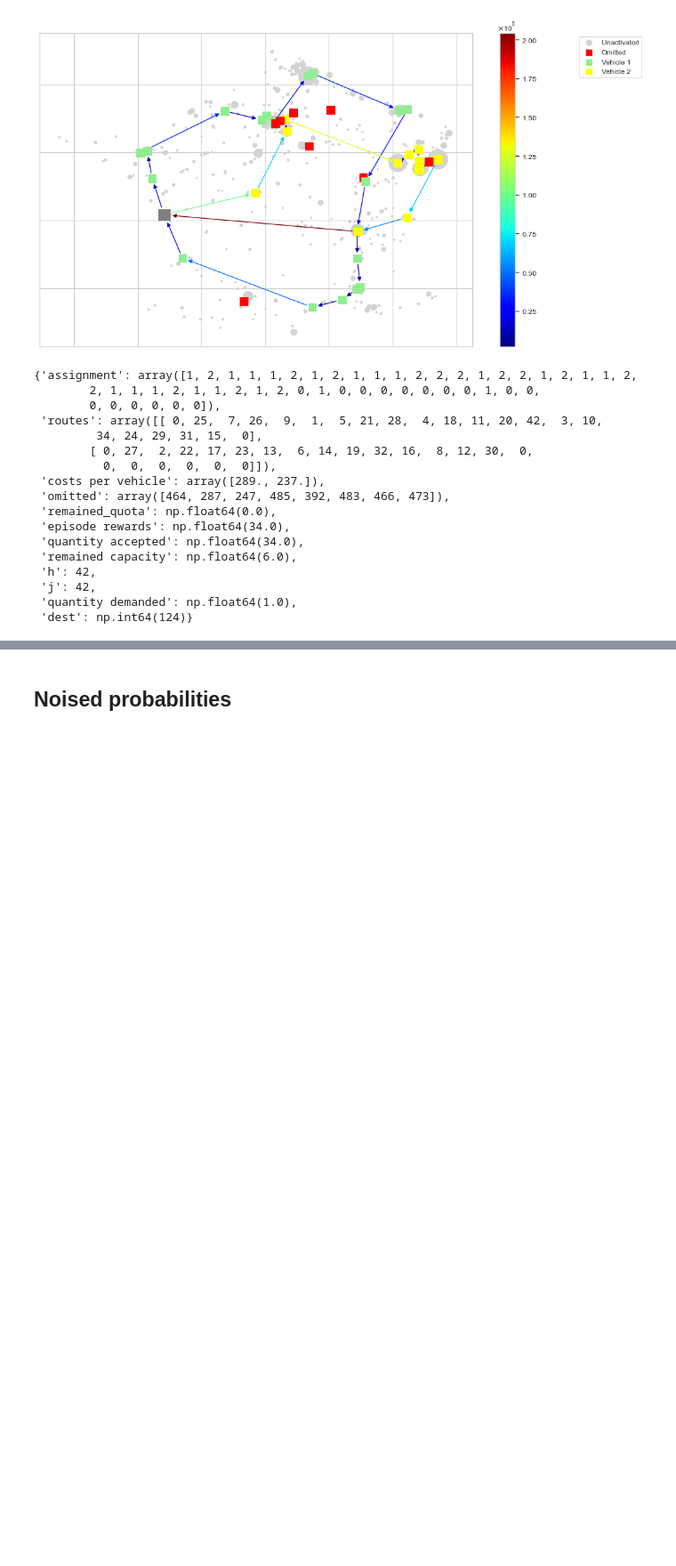
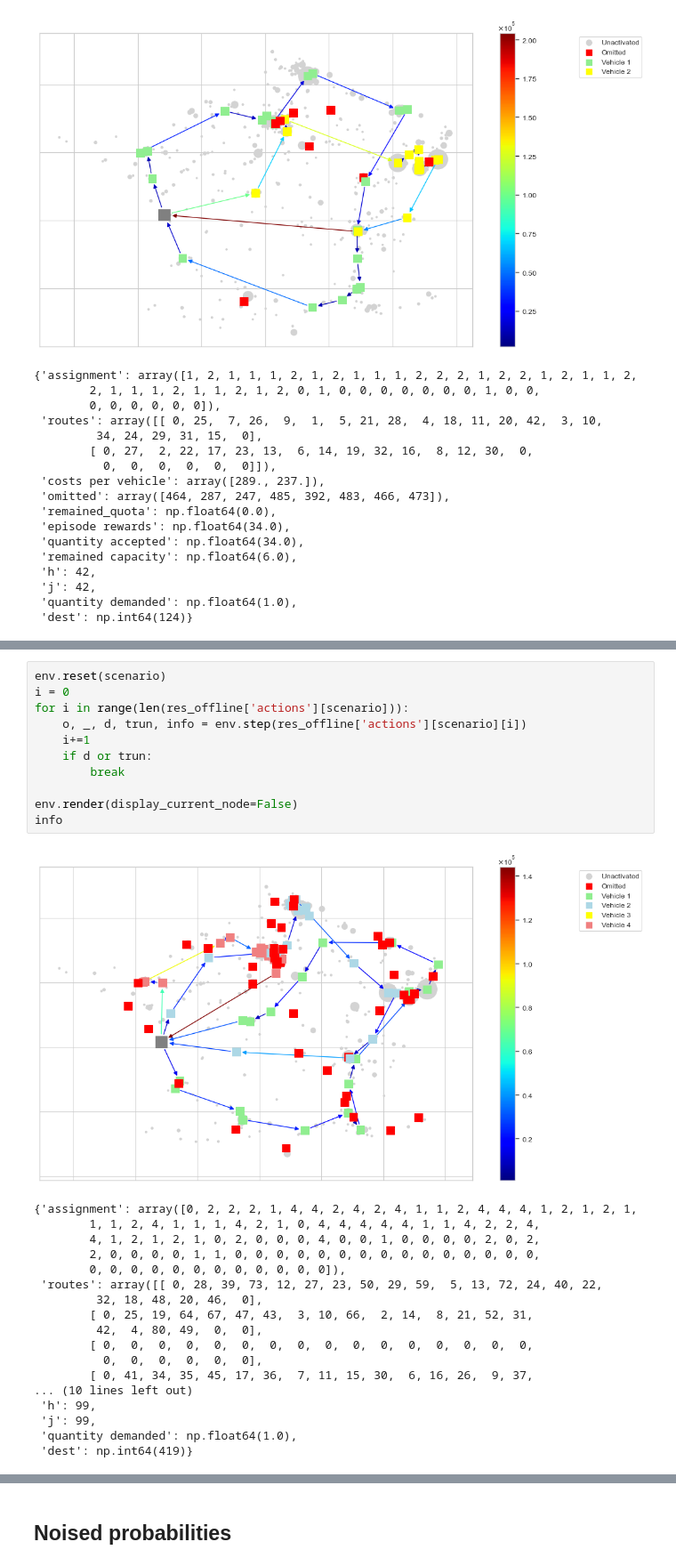
Before and after one commit to Farid-Najar/DynamicQVRP, a Jupyter notebook: results.ipynb, the cells around one changed output, grey strips where cells are left out. Shown at 89% size. Cells and saved outputs as stored; diff of their text form; blank space fills up the shorter version.

```diff
--- a/results.ipynb
+++ b/results.ipynb
@@ -448,0 +553,30 @@ info
+# %%
+env.reset(scenario)
+i = 0
+for i in range(len(res_offline['actions'][scenario])):
+    o, _, d, trun, info = env.step(res_offline['actions'][scenario][i])
+    i+=1
+    if d or trun:
+        break
+
+env.render(display_current_node=False)
+info
+# %% [output]
+[figure, added]
+{'assignment': array([0, 2, 2, 2, 1, 4, 4, 2, 4, 2, 4, 1, 1, 2, 4, 4, 4, 1, 2, 1, 2, 1,
+        1, 1, 2, 4, 1, 1, 1, 4, 2, 1, 0, 4, 4, 4, 4, 4, 1, 1, 4, 2, 2, 4,
+        4, 1, 2, 1, 2, 1, 0, 2, 0, 0, 0, 4, 0, 0, 1, 0, 0, 0, 0, 2, 0, 2,
+        2, 0, 0, 0, 0, 1, 1, 0, 0, 0, 0, 0, 0, 0, 0, 0, 0, 0, 0, 0, 0, 0,
+        0, 0, 0, 0, 0, 0, 0, 0, 0, 0, 0, 0]),
+ 'routes': array([[ 0, 28, 39, 73, 12, 27, 23, 50, 29, 59,  5, 13, 72, 24, 40, 22,
+         32, 18, 48, 20, 46,  0],
+        [ 0, 25, 19, 64, 67, 47, 43,  3, 10, 66,  2, 14,  8, 21, 52, 31,
+         42,  4, 80, 49,  0,  0],
+        [ 0,  0,  0,  0,  0,  0,  0,  0,  0,  0,  0,  0,  0,  0,  0,  0,
+          0,  0,  0,  0,  0,  0],
+        [ 0, 41, 34, 35, 45, 17, 36,  7, 11, 15, 30,  6, 16, 26,  9, 37,
+... (10 lines left out)
+ 'h': 99,
+ 'j': 99,
+ 'quantity demanded': np.float64(1.0),
+ 'dest': np.int64(419)}
```
Also changed, not shown: parts of 14 cells of this notebook, 17 other files.
